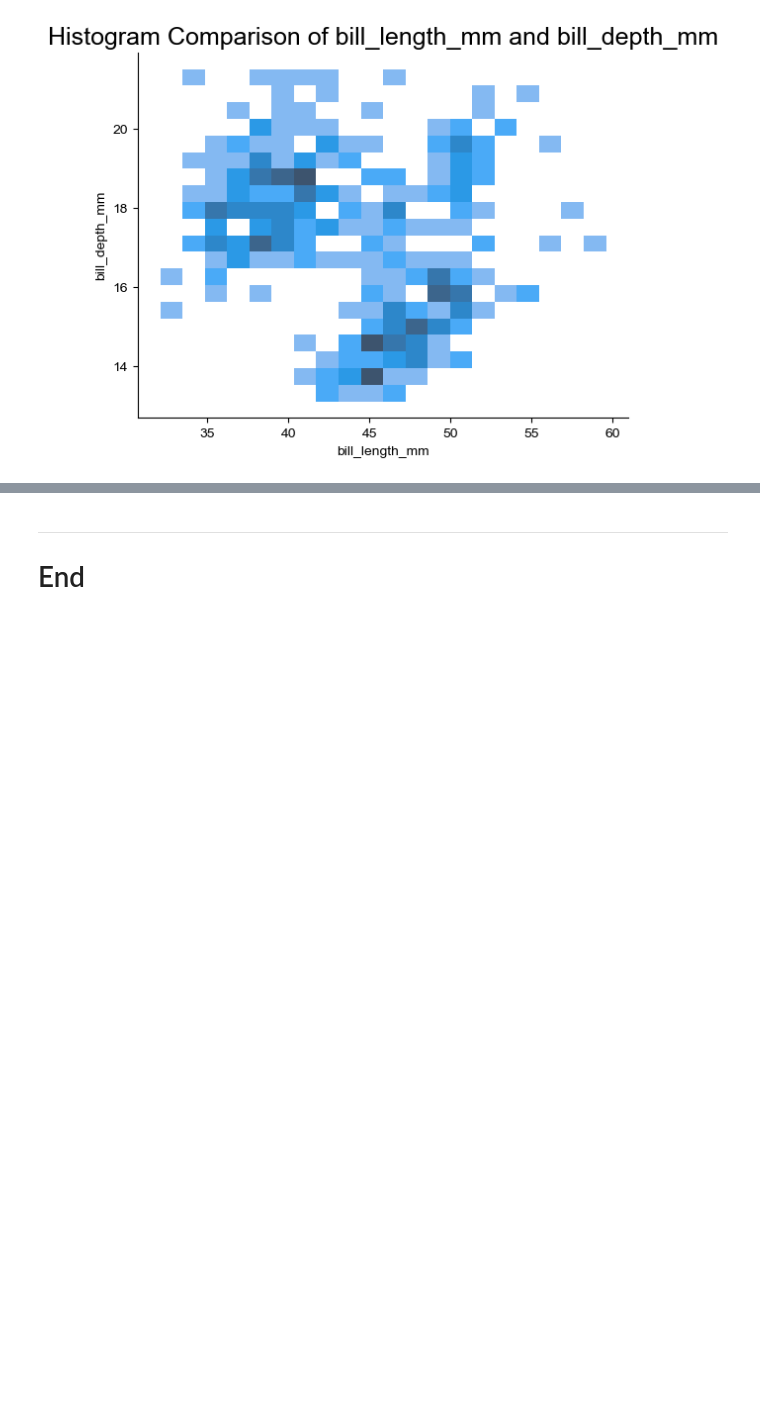
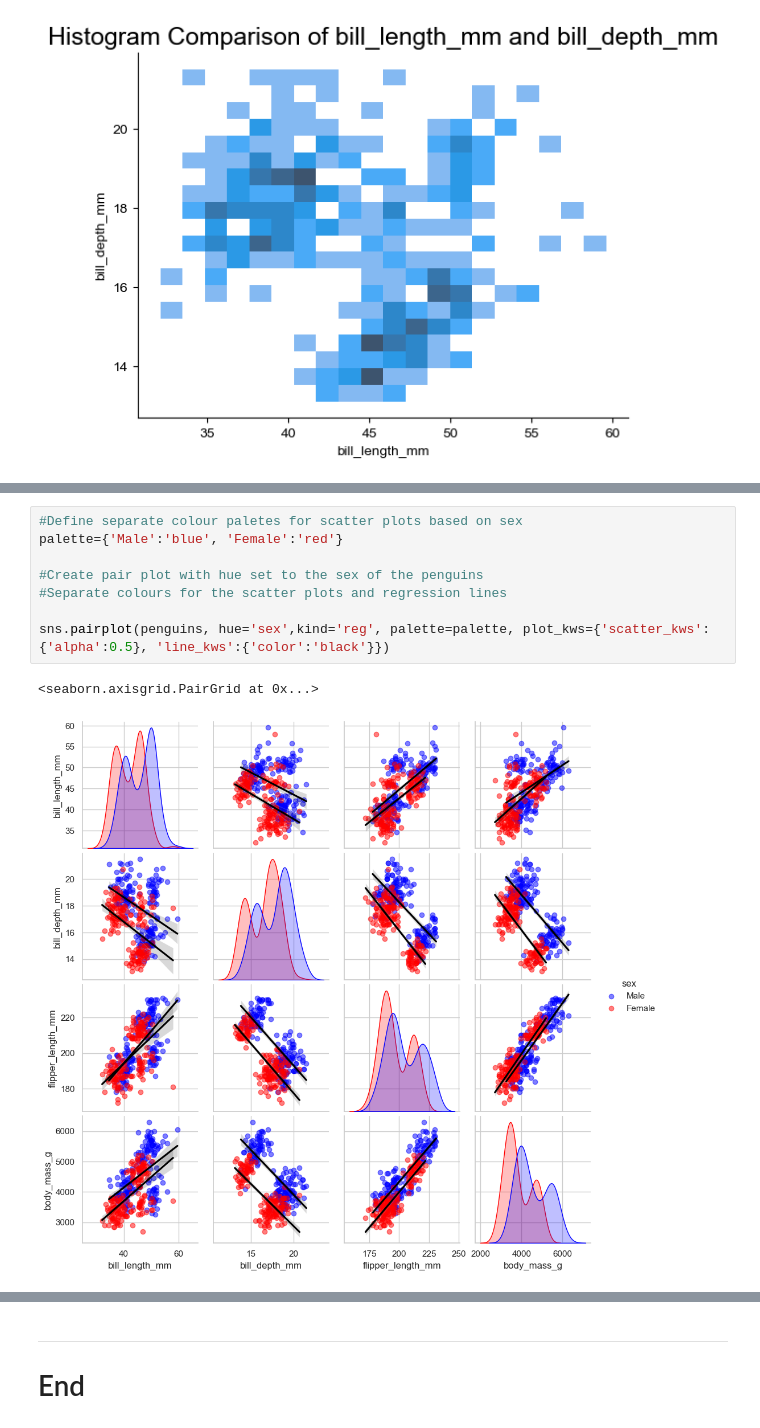
Before and after one commit to SaydsC/PrinciplesofDataAnalytics, a Jupyter notebook: penguins.ipynb, the cells around one changed output, grey strips where cells are left out. Drawn from its saved outputs; the diff is of its cells as text; blank space fills up the shorter version.

```diff
--- a/penguins.ipynb
+++ b/penguins.ipynb
@@ -365,0 +370,11 @@ plt.show()
+# %%
+#Define separate colour paletes for scatter plots based on sex
+palette={'Male':'blue', 'Female':'red'}
+
+#Create pair plot with hue set to the sex of the penguins
+#Separate colours for the scatter plots and regression lines
+
+sns.pairplot(penguins, hue='sex',kind='reg', palette=palette, plot_kws={'scatter_kws':{'alpha':0.5}, 'line_kws':{'color':'black'}})
+# %% [output]
+<seaborn.axisgrid.PairGrid at 0x...>
+[figure, added]
```
Also changed, not shown: parts of 15 cells of this notebook.
